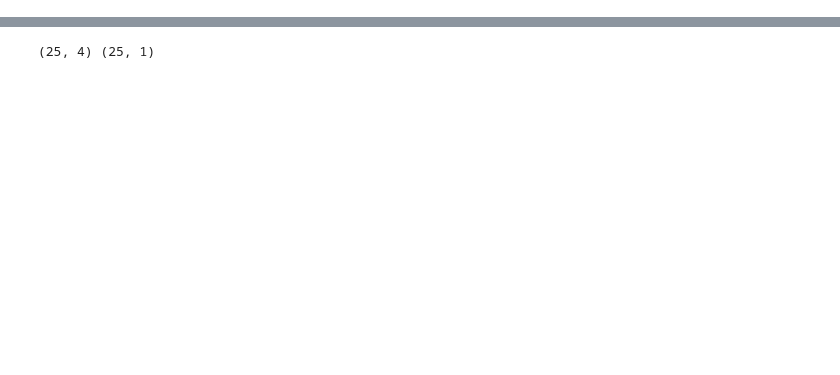
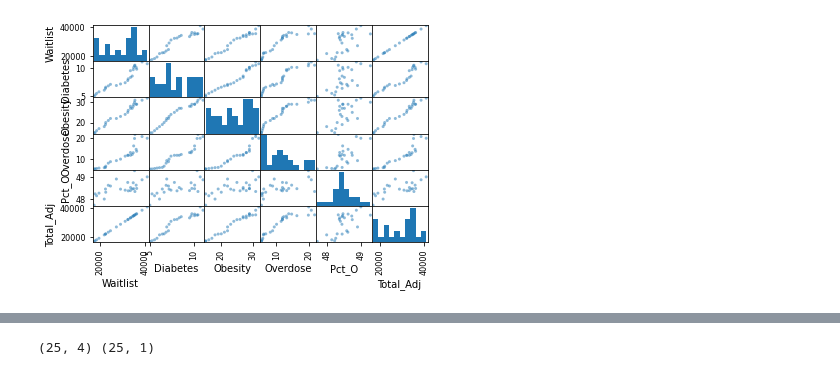
Before and after one commit to Lbrady1025/OPTN-analysis, a Jupyter notebook: timeseries_v5.ipynb, the cells around one changed output, grey strips where cells are left out. Cells and saved outputs as stored; diff of their text form; code cells hidden in the pictures; blank space fills up the shorter version.

```diff
--- a/timeseries_v5.ipynb
+++ b/timeseries_v5.ipynb
@@ -21,0 +29,6 @@ df.head()
+# %%
+# scatter plot matrix
+pd.plotting.scatter_matrix(df)
+plt.show()
+# %% [output]
+[figure, added]
```
Also changed, not shown: parts of 19 cells of this notebook, 1 other file.
